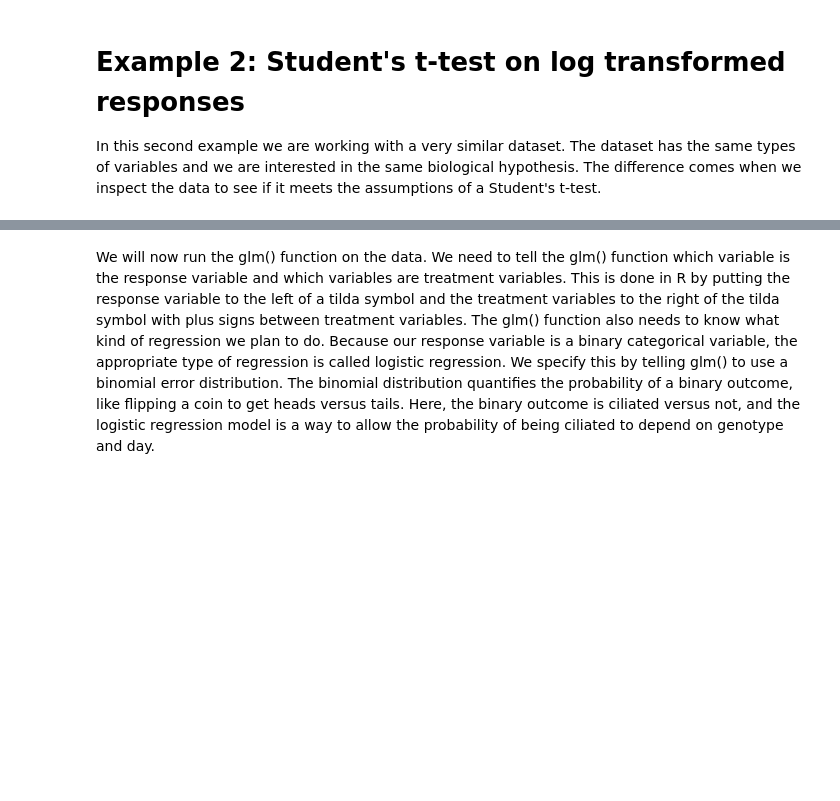
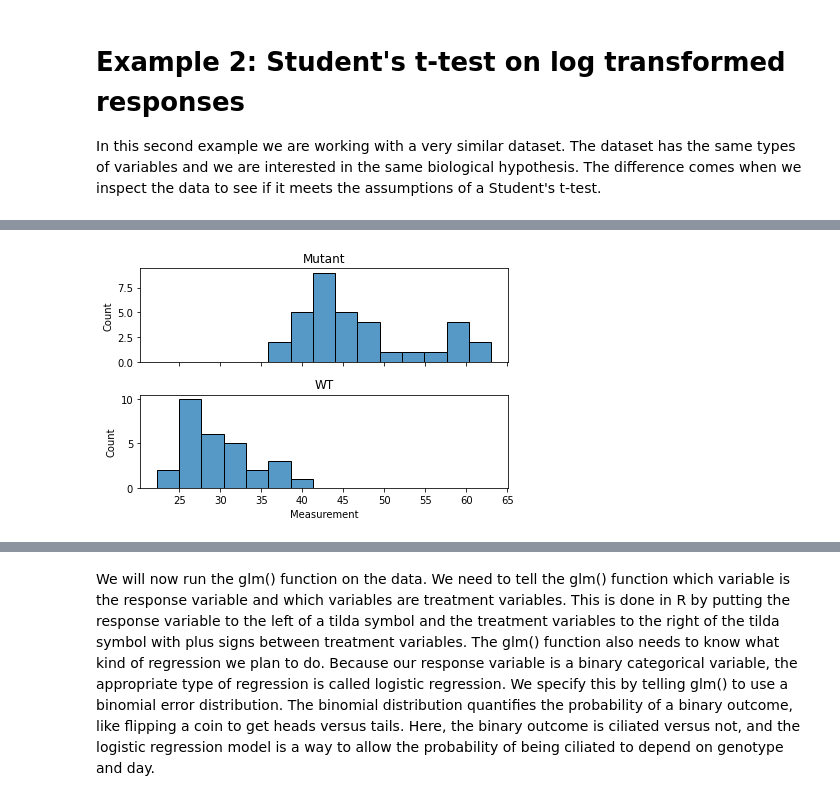
Before and after one commit to matteofigliuzzi/biostatistics_tutorial, a Jupyter notebook: notebooks/Tutorial_HypothesisTesting_Jupyter_python.ipynb, the cells around one changed output, grey strips where cells are left out. Cells and saved outputs as stored; diff of their text form; code cells hidden in the pictures; blank space fills up the shorter version.

```diff
--- a/notebooks/Tutorial_HypothesisTesting_Jupyter_python.ipynb
+++ b/notebooks/Tutorial_HypothesisTesting_Jupyter_python.ipynb
@@ -186,6 +341,6 @@ The above stripchart conveys a lot of information to the reader. It shows the ac
 In this second example we are working with a very similar dataset. The dataset has the same types of variables and we are interested in the same biological hypothesis. The difference comes when we inspect the data to see if it meets the assumptions of a Student's t-test.
 # %%
 # read second data file into data frame object
-data2 = pd.read_excel('dataset2.xlsx')
+data2 = pd.read_excel('../data/dataset2.xlsx')
 # look at the first several rows of data
 data2.head(5)
@@ -208,11 +377,20 @@ print(bins)
 # %%
+#binning
+num_bins= 15
+min_value = data2['Measurement'].min()
+max_value = data2['Measurement'].max()
+
+bins = np.linspace(min_value,max_value,num_bins+1)
+
 # plot data as stacked histograms
 fig,ax=plt.subplots(2,1,sharex=True)
 ax[0].set_title('Mutant')
 sns.histplot(data=data2[data2.Genotype=='Mutant'],x='Measurement',ax=ax[0],bins=bins)
 ax[1].set_title('WT')
 sns.histplot(data=data2[data2.Genotype=='WT'],x='Measurement',ax=ax[1],bins=bins)
 plt.tight_layout()
+# %% [output]
+[figure, added]
 # %%
 #summary statistics, stratified by genotype
 data2.groupby('Genotype').agg(['count','mean','median','std','var'])
```
Also changed, not shown: parts of 97 cells of this notebook.
